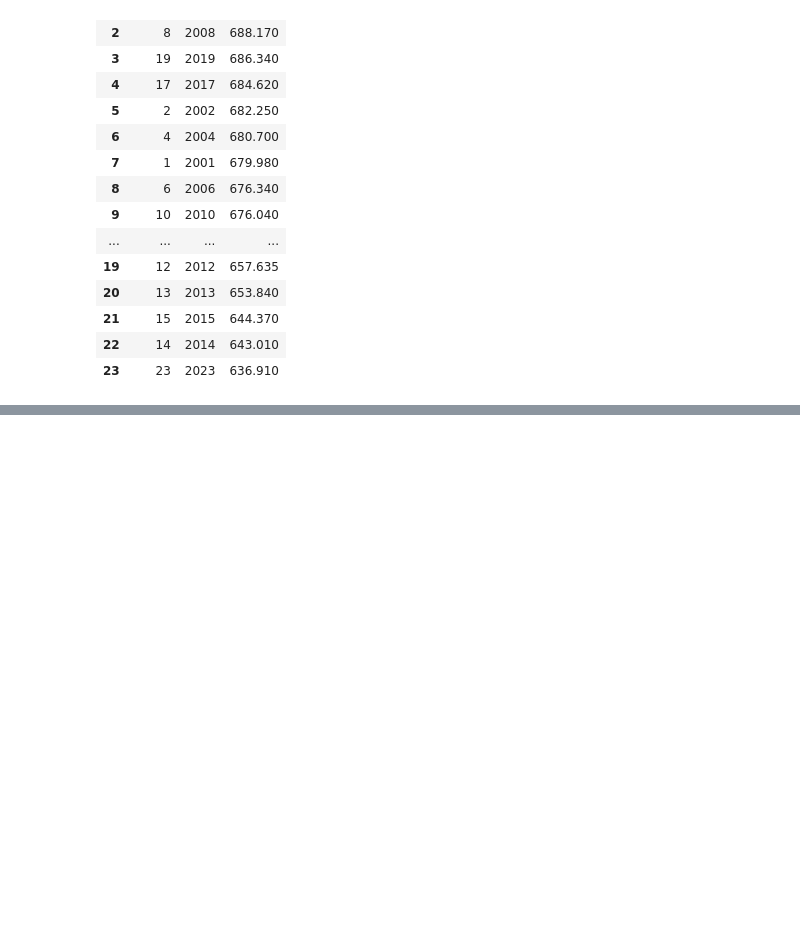
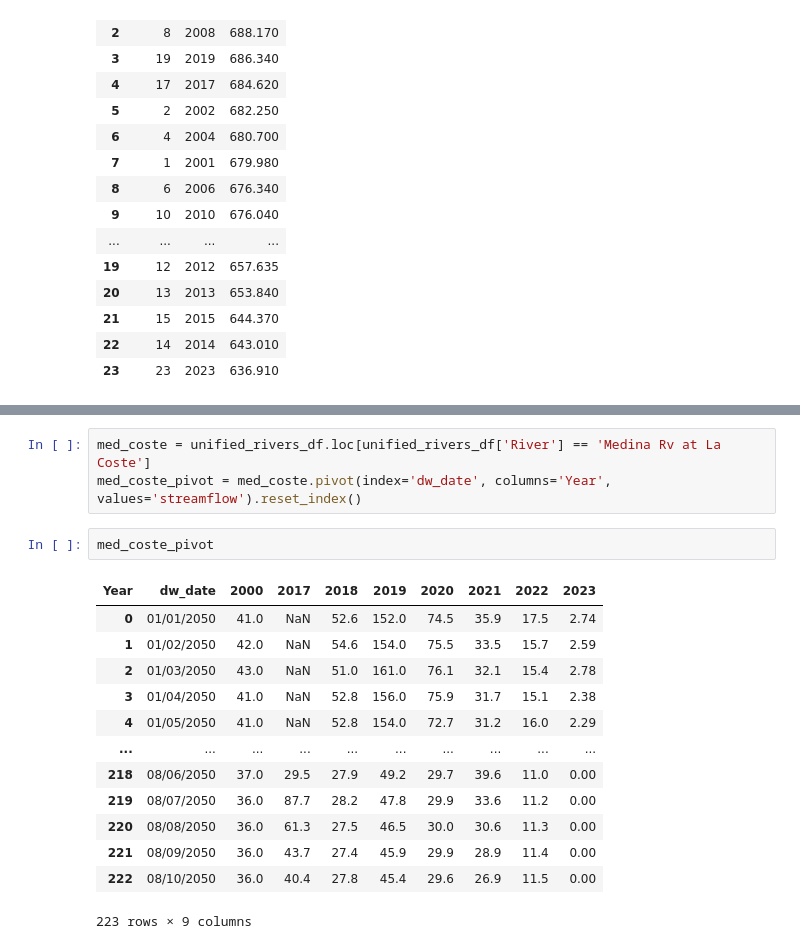
Before and after one commit to Houston-Chronicle/sa-water-levels, a Jupyter notebook: notebooks/collect-data.ipynb, the cells around one changed output, grey strips where cells are left out. Saved outputs shown, nothing was run; the diff lists cells and outputs as text; blank space fills up the shorter version.

```diff
--- a/notebooks/collect-data.ipynb
+++ b/notebooks/collect-data.ipynb
@@ -343,0 +352,19 @@ I'm
+# %%
+med_coste = unified_rivers_df.loc[unified_rivers_df['River'] == 'Medina Rv at La Coste']
+med_coste_pivot = med_coste.pivot(index='dw_date', columns='Year', values='streamflow').reset_index()
+# %%
+med_coste_pivot
+# %% [output]
+| Year | dw_date | 2000 | 2017 | 2018 | 2019 | 2020 | 2021 | 2022 | 2023 |
+| 0 | 01/01/2050 | 41.0 | NaN | 52.6 | 152.0 | 74.5 | 35.9 | 17.5 | 2.74 |
+| 1 | 01/02/2050 | 42.0 | NaN | 54.6 | 154.0 | 75.5 | 33.5 | 15.7 | 2.59 |
+| 2 | 01/03/2050 | 43.0 | NaN | 51.0 | 161.0 | 76.1 | 32.1 | 15.4 | 2.78 |
+| 3 | 01/04/2050 | 41.0 | NaN | 52.8 | 156.0 | 75.9 | 31.7 | 15.1 | 2.38 |
+| 4 | 01/05/2050 | 41.0 | NaN | 52.8 | 154.0 | 72.7 | 31.2 | 16.0 | 2.29 |
+| ... | ... | ... | ... | ... | ... | ... | ... | ... | ... |
+| 218 | 08/06/2050 | 37.0 | 29.5 | 27.9 | 49.2 | 29.7 | 39.6 | 11.0 | 0.00 |
+| 219 | 08/07/2050 | 36.0 | 87.7 | 28.2 | 47.8 | 29.9 | 33.6 | 11.2 | 0.00 |
+| 220 | 08/08/2050 | 36.0 | 61.3 | 27.5 | 46.5 | 30.0 | 30.6 | 11.3 | 0.00 |
+| 221 | 08/09/2050 | 36.0 | 43.7 | 27.4 | 45.9 | 29.9 | 28.9 | 11.4 | 0.00 |
+| 222 | 08/10/2050 | 36.0 | 40.4 | 27.8 | 45.4 | 29.6 | 26.9 | 11.5 | 0.00 |
+223 rows × 9 columns
```
Also changed, not shown: parts of 4 cells of this notebook, 10 other files.
